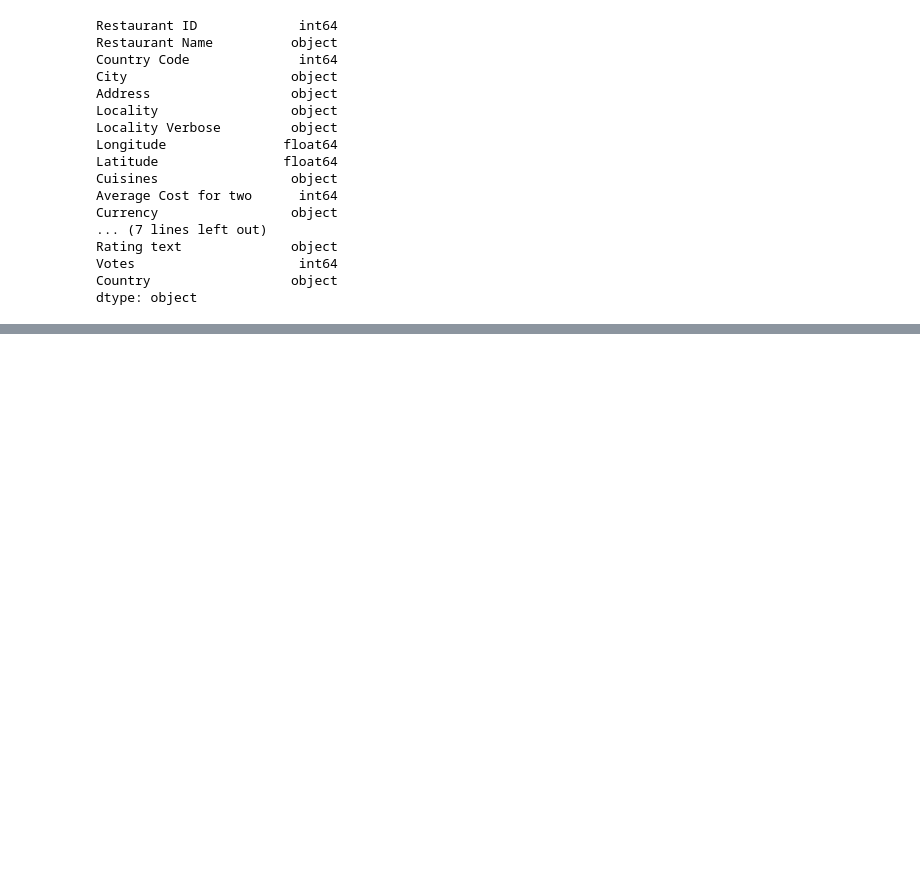
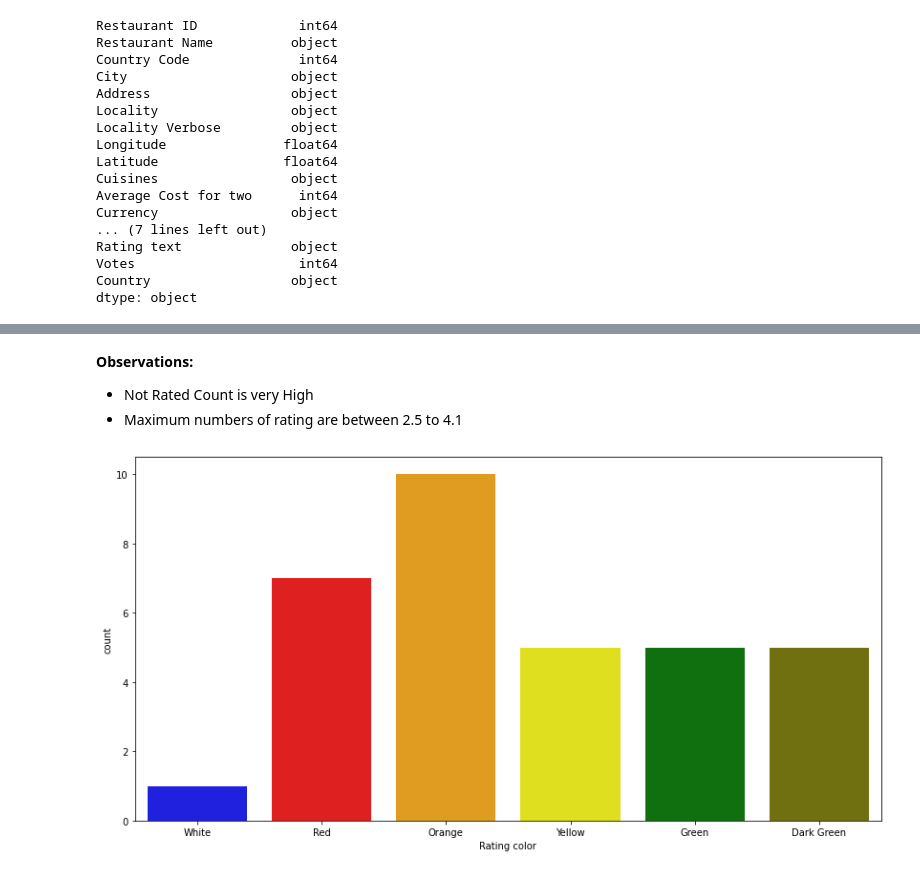
Before and after one commit to sanu4satyam/EDAs-using-Python, a Jupyter notebook: Zomato_EDA.ipynb, the cells around one changed output, grey strips where cells are left out. Cells and saved outputs as stored; diff of their text form; code cells hidden in the pictures; blank space fills up the shorter version.

```diff
--- a/Zomato_EDA.ipynb
+++ b/Zomato_EDA.ipynb
@@ -164,0 +265,11 @@ dtype: object
+# %% [markdown]
+**Observations:**
+
+*   Not Rated Count is very High
+*   Maximum numbers of rating are between 2.5 to 4.1
+# %%
+## Count Plot
+
+sns.countplot(x='Rating color', data=ratings, palette=['blue','red','orange','yellow','green','olive']);
+# %% [output]
+[figure, added]
```
Also changed, not shown: parts of 19 cells of this notebook.
